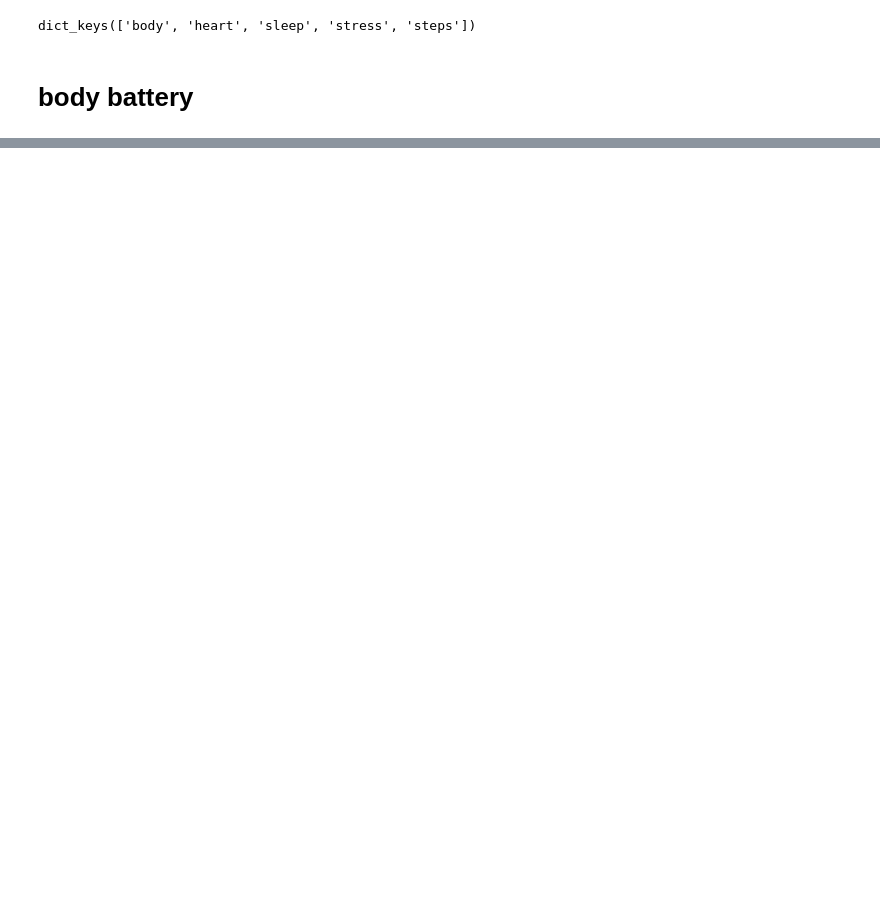
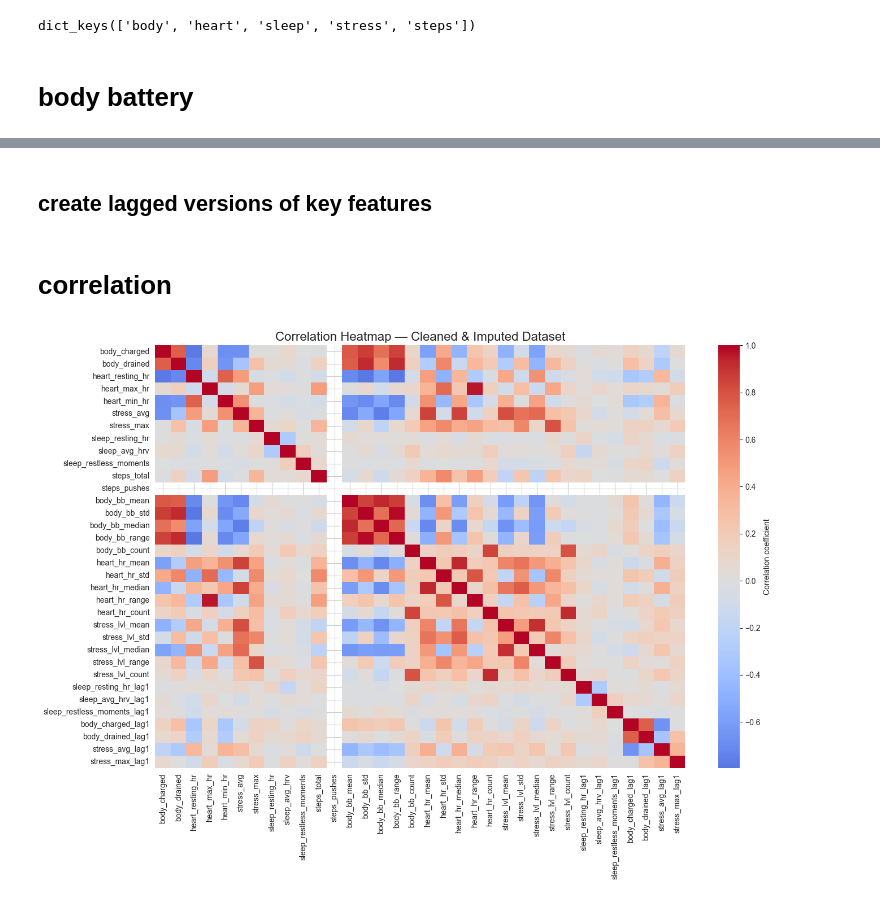
Before and after one commit to tolgasabanoglu/spatiotemporal, a Jupyter notebook: notebooks/analysis.ipynb, the cells around one changed output, grey strips where cells are left out. Cells and saved outputs as stored; diff of their text form; code cells hidden in the pictures; blank space fills up the shorter version.

```diff
--- a/notebooks/analysis.ipynb
+++ b/notebooks/analysis.ipynb
@@ -130,0 +523,36 @@ tidy_body.head(10)
+# %% [markdown]
+## create lagged versions of key features
+# %%
+# Ensure chronological order
+df_filled = df_filled.sort_values("date").reset_index(drop=True)
+
+# Define features that evolve over time
+lag_features = [
+    'sleep_resting_hr', 'sleep_avg_hrv', 'sleep_restless_moments',
+    'body_charged', 'body_drained',
+    'stress_avg', 'stress_max'
+]
+
+# Create lagged versions (1-day lag)
+for col in lag_features:
+    df_filled[f"{col}_lag1"] = df_filled[col].shift(1)
+# %% [markdown]
+# correlation
+# %%
+# --- 3. Correlation matrix ---
+corr = df_filled.select_dtypes(include=[np.number]).corr()
+
+plt.figure(figsize=(14, 10))
+sns.heatmap(
+    corr,
+    cmap='coolwarm',
+    center=0,
+    annot=False,
+    fmt='.2f',
+    cbar_kws={'label': 'Correlation coefficient'}
+)
+plt.title('Correlation Heatmap — Cleaned & Imputed Dataset', fontsize=16)
+plt.tight_layout()
+plt.show()
+# %% [output]
+[figure, added]
```
Also changed, not shown: parts of 16 cells of this notebook, 2 other files.
